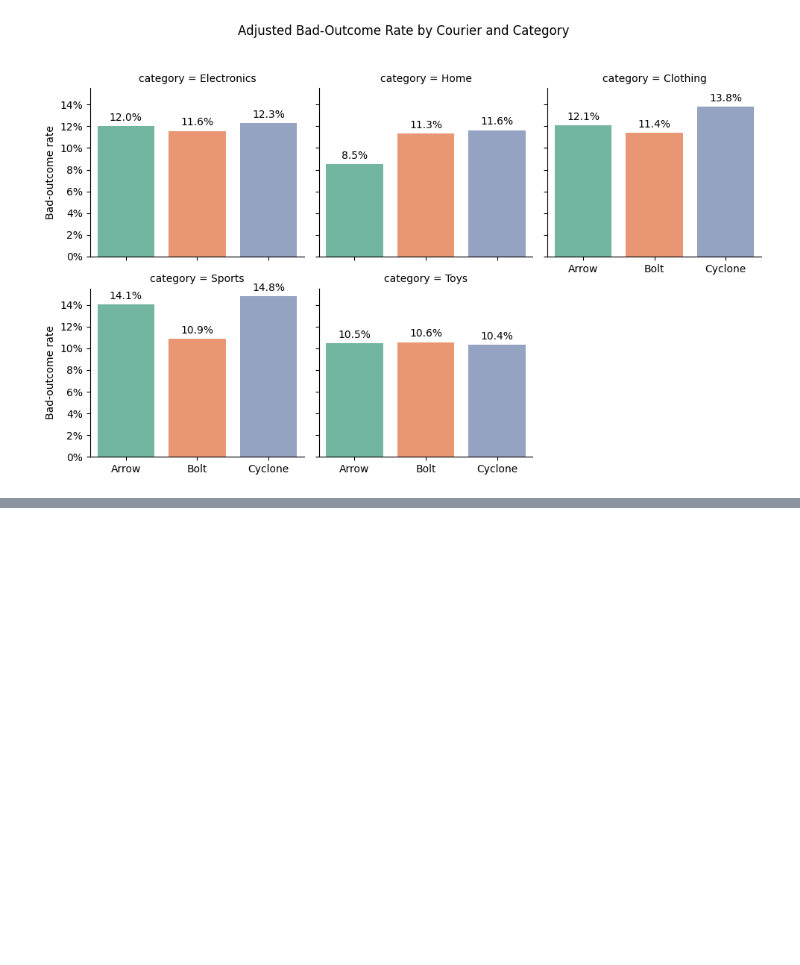
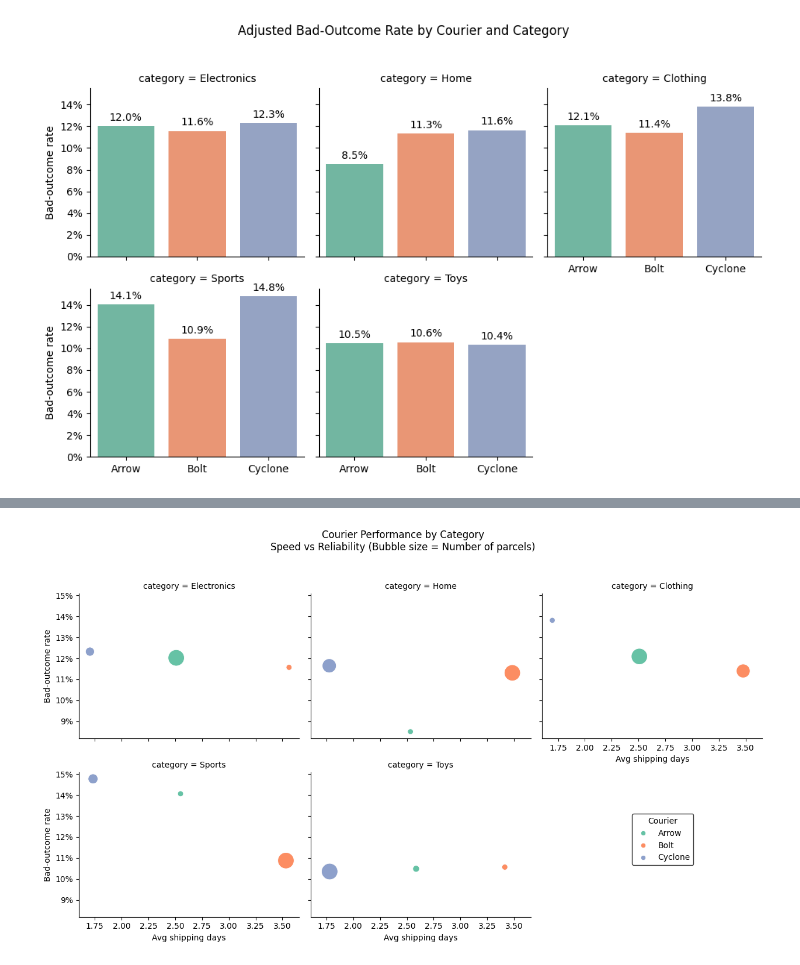
Before and after one commit to maxcyn/e-commerce-data-analytics, a Jupyter notebook: analysis.ipynb, the cells around one changed output, grey strips where cells are left out. Saved outputs shown, nothing was run; the diff lists cells and outputs as text; code cells hidden in the pictures; blank space fills up the shorter version.

```diff
--- a/analysis.ipynb
+++ b/analysis.ipynb
@@ -822,0 +1123,59 @@ plt.show()
+# %%
+# Ensure ordered categories
+cat_order = ["Electronics", "Home", "Clothing", "Sports", "Toys"]
+plot_df = courier_category.copy()
+plot_df["category"] = pd.Categorical(
+    plot_df["category"], categories=cat_order, ordered=True
+)
+
+# Scale bubble size for plotting
+plot_df["bubble_size"] = plot_df["parcels"]
+
+g = sns.FacetGrid(
+    plot_df,
+    col="category",
+    col_wrap=3,
+    height=3.5,
+    aspect=1.1,
+    sharex=True,
+    sharey=True
+)
+
+g.map_dataframe(
+    sns.scatterplot,
+    x="avg_shipping_days",
+    y="bad_outcome_rate_adjusted",
+    hue="courier",
+    size="bubble_size",
+    sizes=(50, 400),
+    palette="Set2"
+)
+
+for ax in g.axes.flat:
+    ax.set_xlabel("Avg shipping days")
+    ax.set_ylabel("Bad-outcome rate")
+    ax.yaxis.set_major_formatter(
+        plt.FuncFormatter(lambda y, _: f"{y:.0%}")
+    )
+
+g.add_legend(
+    title="Courier",
+    label_order=plot_df["courier"].unique(),
+    bbox_to_anchor=(0.9, 0.2),
+    loc="lower right"
+    )
+
+leg = g._legend
+leg.set_frame_on(True)
+leg.get_frame().set_edgecolor('black')
+leg.get_frame().set_linewidth(1.0)
+
+g.figure.suptitle(
+    "Courier Performance by Category\nSpeed vs Reliability (Bubble size = Number of parcels)",
+    y=1.03
+)
+
+plt.tight_layout()
+plt.show()
+# %% [output]
+[figure, added]
```
Also changed, not shown: parts of 13 cells of this notebook.
